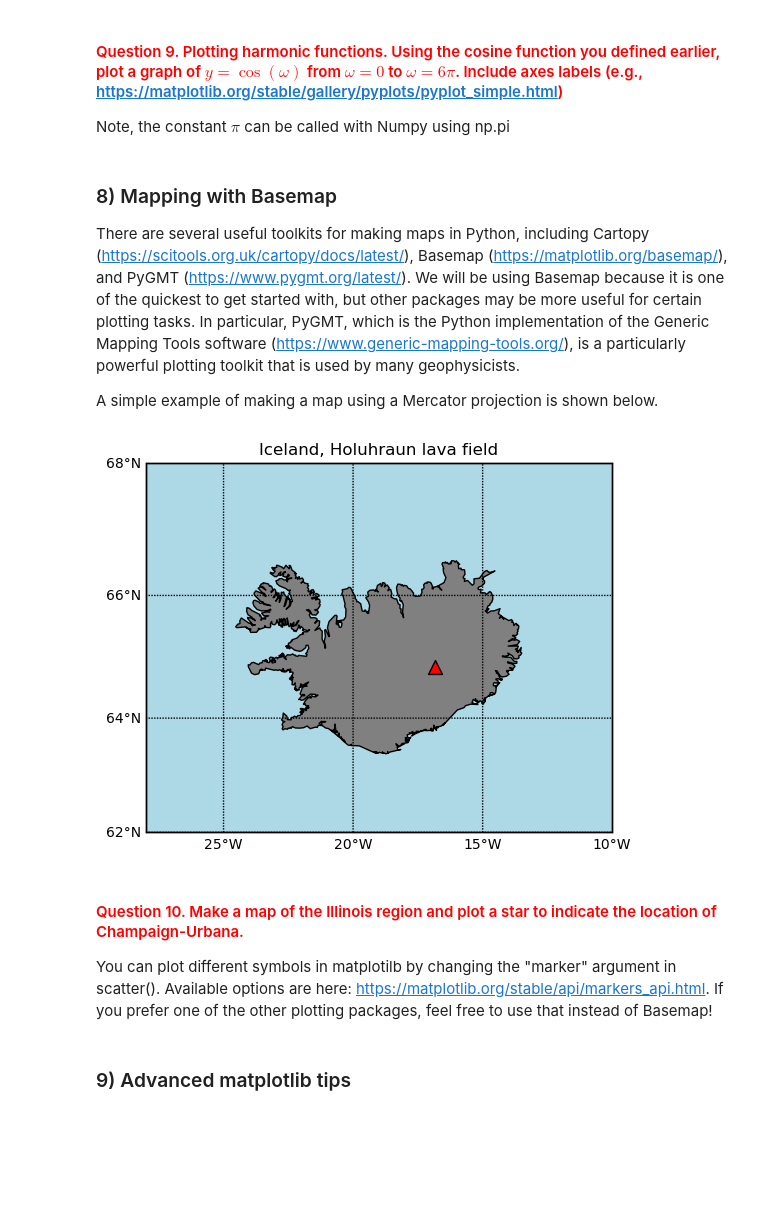
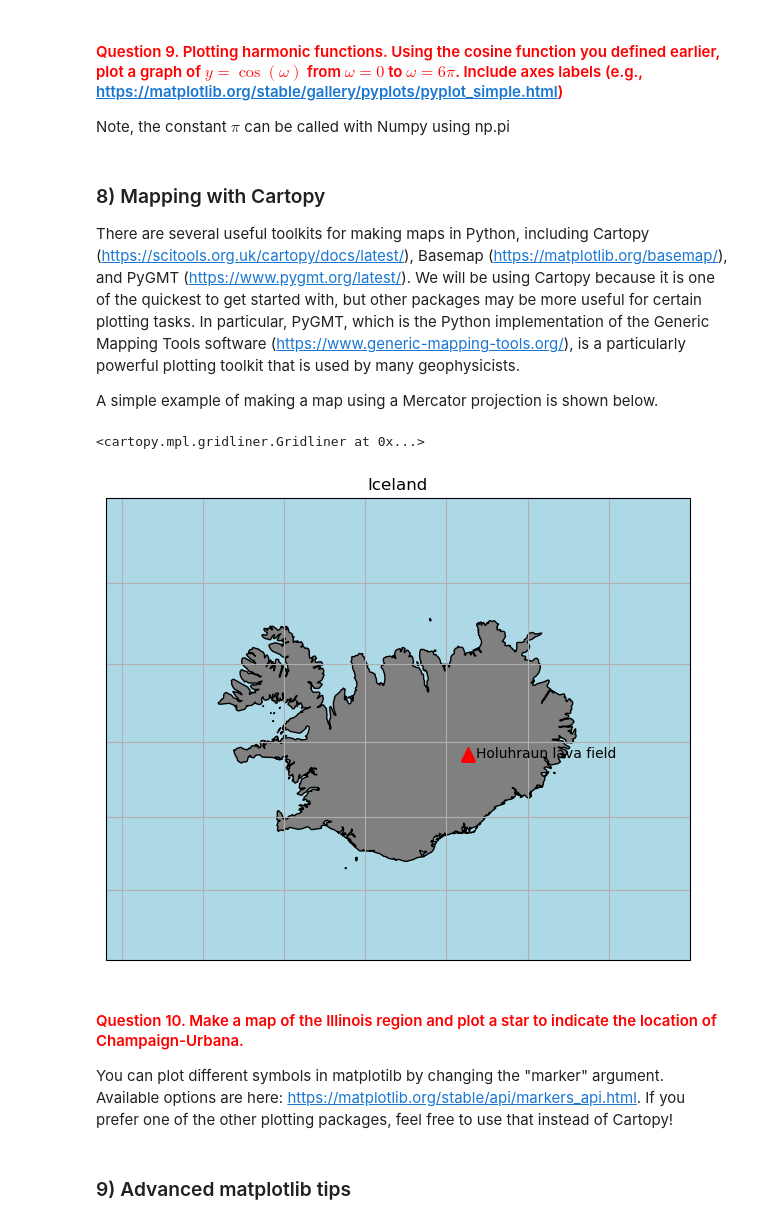
Before and after one commit to romaguir/geol_593, a Jupyter notebook: notebooks/notebook_01.ipynb, the cells around one changed output. Drawn from its saved outputs; the diff is of its cells as text; code cells hidden in the pictures; blank space fills up the shorter version.

Commit message:
updated notebook 1 with cartopy

```diff
--- a/notebooks/notebook_01.ipynb
+++ b/notebooks/notebook_01.ipynb
@@ -416,46 +416,41 @@ Note, the constant $\pi$ can be called with Numpy using np.pi
 # %%
 #Answer Q9 here
 # %% [markdown]
-### 8) Mapping with Basemap
+### 8) Mapping with Cartopy
 
-There are several useful toolkits for making maps in Python, including Cartopy (https://scitools.org.uk/cartopy/docs/latest/), Basemap (https://matplotlib.org/basemap/), and PyGMT (https://www.pygmt.org/latest/). We will be using Basemap because it is one of the quickest to get started with, but other packages may be more useful for certain plotting tasks. In particular, PyGMT, which is the Python implementation of the Generic Mapping Tools software (https://www.generic-mapping-tools.org/), is a particularly powerful plotting toolkit that is used by many geophysicists.
+There are several useful toolkits for making maps in Python, including Cartopy (https://scitools.org.uk/cartopy/docs/latest/), Basemap (https://matplotlib.org/basemap/), and PyGMT (https://www.pygmt.org/latest/). We will be using Cartopy because it is one of the quickest to get started with, but other packages may be more useful for certain plotting tasks. In particular, PyGMT, which is the Python implementation of the Generic Mapping Tools software (https://www.generic-mapping-tools.org/), is a particularly powerful plotting toolkit that is used by many geophysicists.
 
 A simple example of making a map using a Mercator projection is shown below.
-# %%
-from mpl_toolkits.basemap import Basemap
-import numpy as np
-import matplotlib.pyplot as plt
-
-llcrnrlat = 62       #latitude of the lower left corner of the map
-llcrnrlon = -28      #longitude of the lower left corner of the map
-urcrnrlat = 68       #latitude of the upper right corner of the map
-urcrnrlon = -10      #longitude of the upper right corner of the map
-
-#create the basemap object
-m = Basemap(projection='merc',llcrnrlat=llcrnrlat,urcrnrlat=urcrnrlat,\
-            llcrnrlon=llcrnrlon,urcrnrlon=urcrnrlon,resolution='i')
-#resolution can be 'c' (crude), 'l' (low), 'i' (intermediate), or 'h' (high)
-
-m.drawcoastlines() #draw the coastlines
-
-#To plot data, you can pass the latitude and longitude to the Basemap object,
-# which will transform the data to Matplotlib coordinates
-lon_pt = -16.83
-lat_pt = 64.85
-x_pt,y_pt = m(lon_pt,lat_pt)
-
-m.fillcontinents(color='gray')
-m.drawparallels(np.arange(-90.,91.,2.),labels=[True,False,False,False]) #[left, right, top, bottom]
-m.drawmeridians(np.arange(-180.,181.,5.),labels=[False,False,False,True])
-m.drawmapboundary(fill_color='lightblue')
-plt.scatter(x_pt,y_pt,zorder=99,marker='^',facecolor='red',edgecolor='black',s=100)
-plt.title("Iceland, Holuhraun lava field")
-plt.show()
-# %% [output]
-[figure, removed]
+# %%
+import cartopy
+import cartopy.feature as cfeature
+import cartopy.crs as ccrs
+
+min_lat = 62.0
+max_lat = 68.0
+min_lon = -28.0
+max_lon = -10.0
+central_lon = (min_lon+max_lon)/2.
+extent = [min_lon, max_lon, min_lat, max_lat]
+
+plt.figure(figsize=(12, 6))
+ax = plt.axes(projection=ccrs.Mercator(central_longitude=central_lon, min_latitude=min_lat, max_latitude=max_lat))
+ax.set_extent(extent)
+
+ax.add_feature(cartopy.feature.OCEAN,facecolor='lightblue')
+ax.add_feature(cartopy.feature.LAND, edgecolor='black',facecolor='gray')
+ax.add_feature(cartopy.feature.LAKES, edgecolor='black',facecolor='lightblue')
+
+ax.plot(-16.83, 64.85, marker='^',markersize=10, color='red', transform=ccrs.Geodetic())
+ax.text(-16.6, 64.8, "Holuhraun lava field", transform=ccrs.Geodetic())
+ax.set_title("Iceland")
+ax.gridlines()
+# %% [output]
+<cartopy.mpl.gridliner.Gridliner at 0x...>
+[figure, added]
 # %% [markdown]
 #### <font color='red'> Question 10. Make a map of the Illinois region and plot a star to indicate the location of Champaign-Urbana.</font>
-You can plot different symbols in matplotilb by changing the "marker" argument in scatter(). Available options are here: https://matplotlib.org/stable/api/markers_api.html. If you prefer one of the other plotting packages, feel free to use that instead of Basemap!
+You can plot different symbols in matplotilb by changing the "marker" argument. Available options are here: https://matplotlib.org/stable/api/markers_api.html. If you prefer one of the other plotting packages, feel free to use that instead of Cartopy!
 # %%
 #Answer Q10 here
 # %% [markdown]
```
Also changed, not shown: parts of 2 cells of this notebook.
